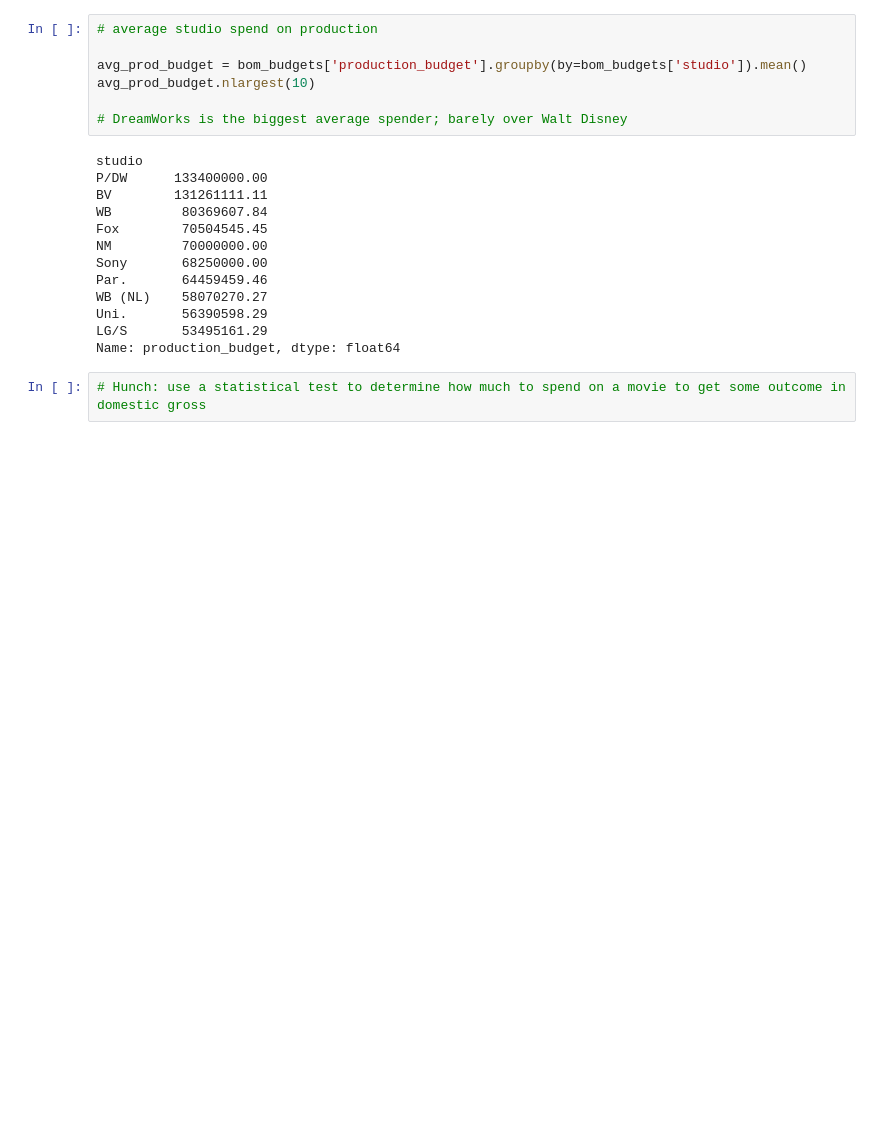
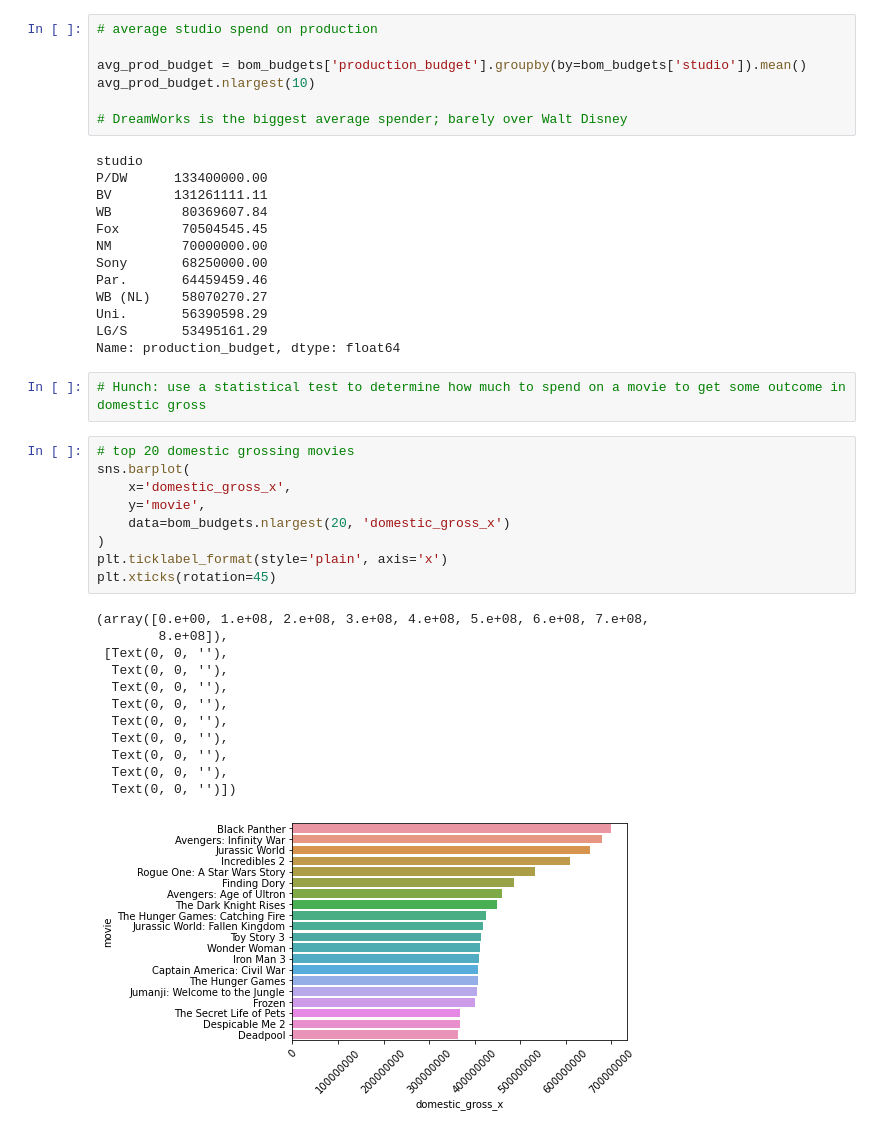
Before and after one commit to myleshansen/deloitte-intensive-capstone, a Jupyter notebook: EDA Isabelle.ipynb, the cells around one changed output. Cells and saved outputs as stored; diff of their text form; blank space fills up the shorter version.

```diff
--- a/EDA Isabelle.ipynb
+++ b/EDA Isabelle.ipynb
@@ -749,3 +749,25 @@ LG/S       53495161.29
 Name: production_budget, dtype: float64
 # %%
 # Hunch: use a statistical test to determine how much to spend on a movie to get some outcome in domestic gross
+# %%
+# top 20 domestic grossing movies
+sns.barplot(
+    x='domestic_gross_x',
+    y='movie',
+    data=bom_budgets.nlargest(20, 'domestic_gross_x')
+)
+plt.ticklabel_format(style='plain', axis='x')
+plt.xticks(rotation=45)
+# %% [output]
+(array([0.e+00, 1.e+08, 2.e+08, 3.e+08, 4.e+08, 5.e+08, 6.e+08, 7.e+08,
+        8.e+08]),
+ [Text(0, 0, ''),
+  Text(0, 0, ''),
+  Text(0, 0, ''),
+  Text(0, 0, ''),
+  Text(0, 0, ''),
+  Text(0, 0, ''),
+  Text(0, 0, ''),
+  Text(0, 0, ''),
+  Text(0, 0, '')])
+[figure, added]
```
Also changed, not shown: parts of 13 cells of this notebook, 2 other files.
